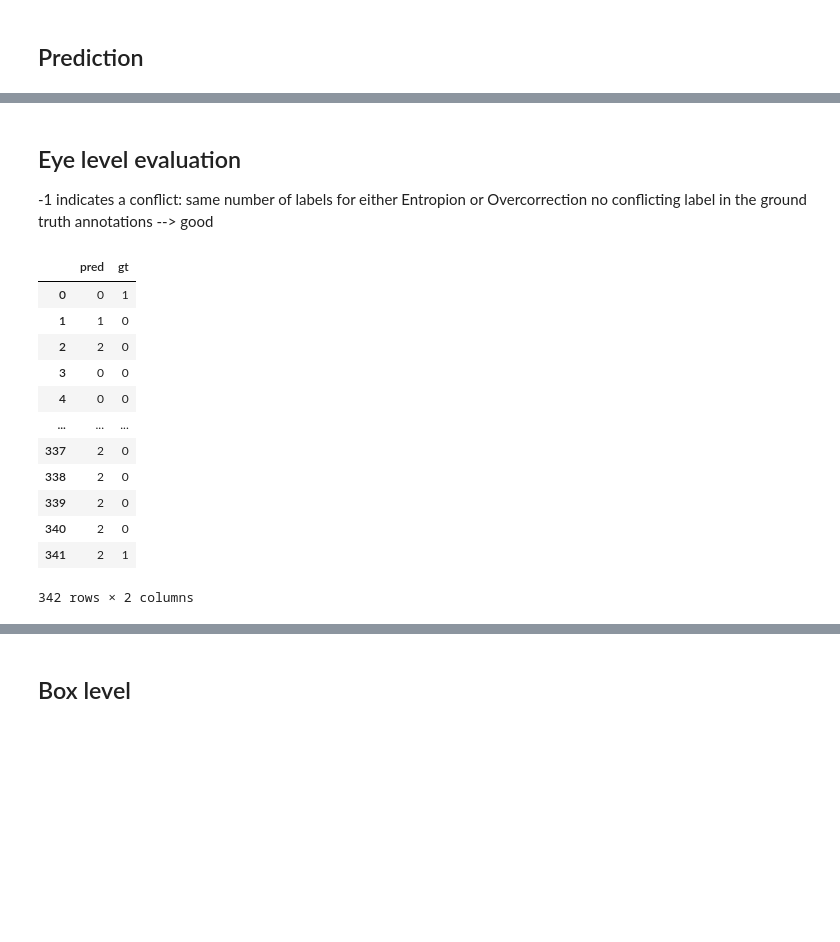
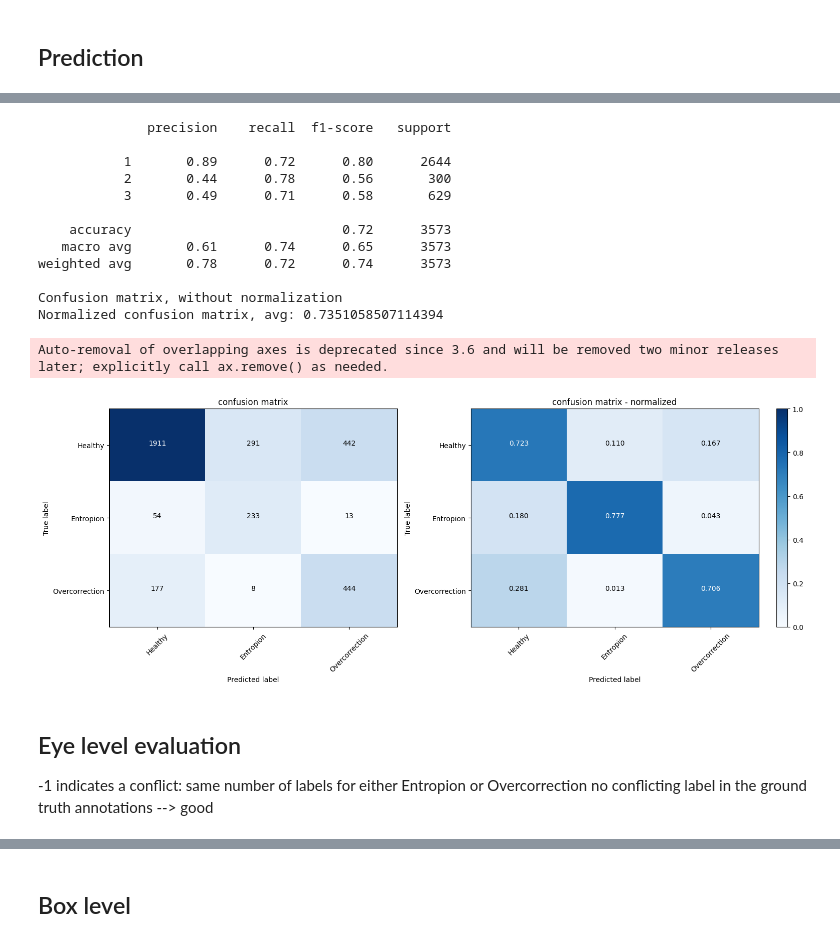
Before and after one commit to lucieDLE/trachoma, a Jupyter notebook: src/py/notebooks/faster-rcnn-dl.ipynb, the cells around one changed output, grey strips where cells are left out. Drawn from its saved outputs; the diff is of its cells as text; code cells hidden in the pictures; blank space fills up the shorter version.

```diff
--- a/src/py/notebooks/faster-rcnn-dl.ipynb
+++ b/src/py/notebooks/faster-rcnn-dl.ipynb
@@ -274,12 +280,18 @@ data_out = {}
 lcid,leye = [], []
 datasets = []
 gt_eye, pred_eye = [], []
+probs= []
 for idx, batch in enumerate(tqdm(dataload)):
 
   targets = batch
   imgs = targets.pop('img', None)
   outs = model(imgs, mode='test')
   out_img = outs[0]
+
+  # boxes_og, labels_og, scores_og = full_model(imgs.cuda())
+  # out_dict = [{'boxes':boxes_og.cpu().detach(), 'labels':labels_og.cpu().detach(),  'scores':scores_og.cpu().detach()}]
+  # out_dict = full_model.faster.transform.postprocess(out_dict, full_model.images_shapes, full_model.og_sizes)
+  # out_img = out_dict[0]
 
 
   # remove overlapping boxes with iou > 0.7
@@ -289,19 +301,12 @@ for idx, batch in enumerate(tqdm(dataload)):
   targets['boxes'] = targets['boxes'][0,gt_indices].cpu().detach()
   targets['labels'] = targets['labels'][0,gt_indices].cpu().detach()
 
-  # print(targets['labels'])
-
   gt_eye.append(gt_eye_outcome(targets['labels']))
 
   ### -- preds -- ###
   eyelid_seg = select_eyelid_seg(targets['mask'][0])
   preds = filter_indices_on_segmentation_mask(eyelid_seg, out_img, overlap_threshold=0.5)
-  preds,_ = process_predictions(preds)
-  thr = preds['scores'].mean() - 2*preds['scores'].std()
-  keep = preds['scores'] > thr
-  preds = filter_targets_indices(preds, keep)
-
-  # print(preds['labels'])
+  preds  = process_predictions(preds, iou_threshold=0.4)
 
   pred_eye.append(eye_level_outcome(preds, imgs.shape[2:]))
 
@@ -316,6 +321,7 @@ for idx, batch in enumerate(tqdm(dataload)):
 
   gt.append(targets['labels'][gt_ix])
   pred.append(preds['labels'][pred_idx])
+  probs.append(preds['scores'][pred_idx])
 
   num_preds += n_p
   num_fps += n_fp
@@ -356,3 +350,42 @@ print(json.dumps(out_dict, indent=2))
+# %%
+directory = '../../../'
+df_pret = pd.DataFrame(data={'gt':gt, 'pred':pred})
+# df_pret.to_csv(os.path.join(directory, 'box-level_prediction_3_classes.csv'))
+
+# df_pret = pd.read_csv('/CMF/data/lumargot/trachoma/output/backtoold/5fold/aggregate_box_level.csv')
+
+print(classification_report(df_pret['gt'], df_pret['pred']))
+report = classification_report(df_pret['gt'], df_pret['pred'], output_dict=True)
+df_report = pd.DataFrame(report).transpose()
+report_filename = os.path.join(directory, "box-level_report_3_classes.csv")
+# df_report.to_csv(report_filename)
+
+
+class_names = ['Healthy', 'Entropion', 'Overcorrection']
+# class_names = ['Healthy', 'Bad']
+
+fig = plt.figure(figsize=(16,6))
+plt.subplot(121)
+cnf_matrix = confusion_matrix(df_pret['gt'], df_pret['pred'])
+plot_confusion_matrix(cnf_matrix, classes=class_names, title='confusion matrix')
+plt.subplot(122)
+cm = plot_confusion_matrix(cnf_matrix, classes=class_names, normalize=True, title='confusion matrix - normalized')
+# plt.savefig(os.path.join(directory, 'box-level_cm_3_classes.png'),dpi=200)
+# %% [output]
+              precision    recall  f1-score   support
+
+           1       0.89      0.72      0.80      2644
+           2       0.44      0.78      0.56       300
+           3       0.49      0.71      0.58       629
+
+    accuracy                           0.72      3573
+   macro avg       0.61      0.74      0.65      3573
+weighted avg       0.78      0.72      0.74      3573
+
+Confusion matrix, without normalization
+Normalized confusion matrix, avg: 0.7351058507114394
+Auto-removal of overlapping axes is deprecated since 3.6 and will be removed two minor releases later; explicitly call ax.remove() as needed.
+[figure, added]
 # %% [markdown]
 ## Eye level evaluation
 
@@ -363,19 +396,3 @@ df_eval = pd.DataFrame(data={'cid':lcid, 'eye':leye, 'dataset':datasets, 'gt':gt
-# %%
-df_eval[['pred', 'gt']] -1
-# %% [output]
-|  | pred | gt |
-| 0 | 0 | 1 |
-| 1 | 1 | 0 |
-| 2 | 2 | 0 |
-| 3 | 0 | 0 |
-| 4 | 0 | 0 |
-| ... | ... | ... |
-| 337 | 2 | 0 |
-| 338 | 2 | 0 |
-| 339 | 2 | 0 |
-| 340 | 2 | 0 |
-| 341 | 2 | 1 |
-342 rows × 2 columns
 # %%
 # df_outcomes = pd.read_csv('/CMF/data/lumargot/trachoma/mtss_pret_all_outcomes_combined.csv')
 # df_eval['12month_outcomes'] = 0
```
Also changed, not shown: parts of 21 cells of this notebook, 1 other file.
